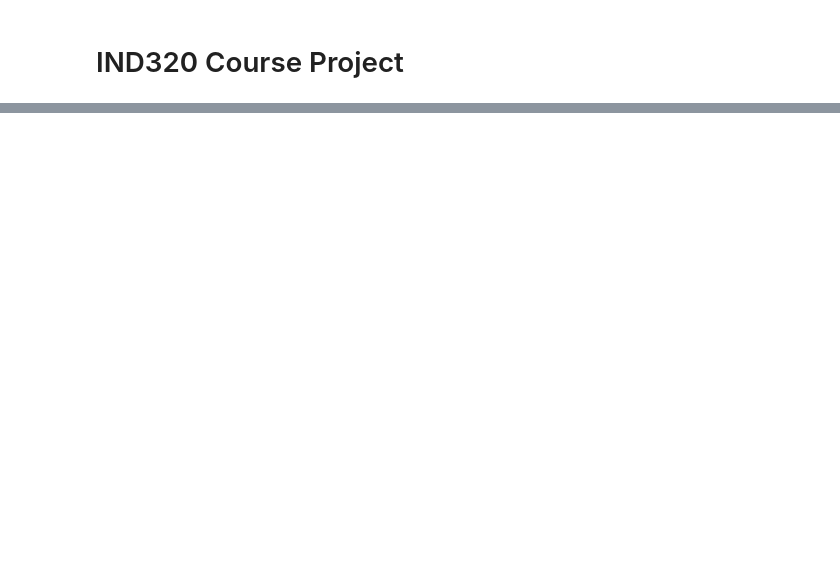
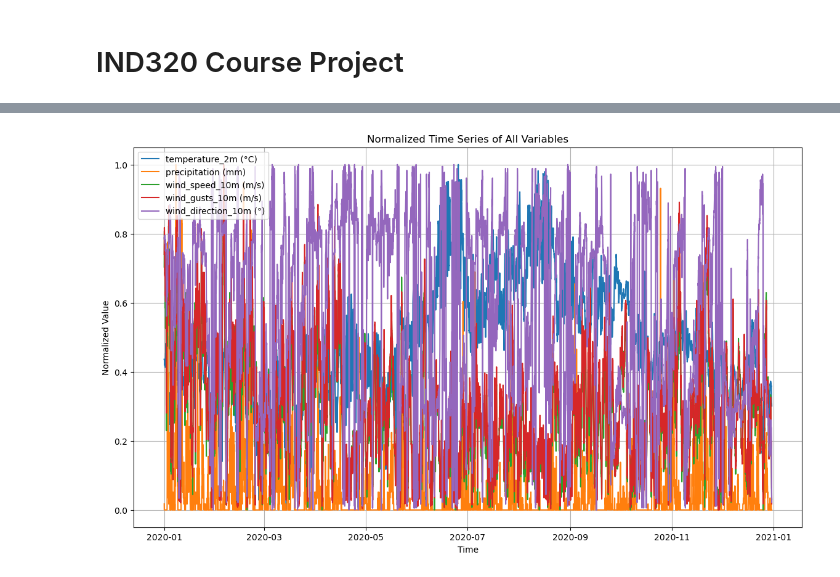
Before and after one commit to HenrikEngd/IND320-HenrikEngdal-Project, a Jupyter notebook: Notebook.ipynb, the cells around one changed output, grey strips where cells are left out. Drawn from its saved outputs; the diff is of its cells as text; code cells hidden in the pictures; blank space fills up the shorter version.

```diff
--- a/Notebook.ipynb
+++ b/Notebook.ipynb
@@ -440,0 +93,16 @@ else:
+# %%
+import matplotlib.pyplot as plt
+
+# Define a list of colors (expand or change as needed)
+colors = ['#1f77b4', '#ff7f0e', '#2ca02c', '#d62728', '#d9b1ff', '#8c564b']
+
+# Plot each column against time
+for i, column in enumerate(df.columns.drop('time')):
+    plt.figure(figsize=(10, 5))
+    plt.plot(df['time'], df[column], label=column, color=colors[i % len(colors)])
+    plt.xlabel('Time')
+    plt.ylabel(column)
+    plt.title(f'Time Series of {column}')
+    plt.legend()
+    plt.grid()
+    plt.show()
@@ -440,0 +115,18 @@ else:
+# %%
+# Normalize the data for better comparison since they are on different scales
+df_normalized = df.copy()
+for column in df.columns.drop('time'):
+    df_normalized[column] = (df[column] - df[column].min()) / (df[column].max() - df[column].min())
+
+# Plot normalized data
+plt.figure(figsize=(14, 8))
+for i, column in enumerate(df_normalized.columns.drop('time')):
+    plt.plot(df_normalized['time'], df_normalized[column], label=column, color=colors[i % len(colors)])
+plt.xlabel('Time')
+plt.ylabel('Normalized Value')
+plt.title('Normalized Time Series of All Variables')
+plt.legend()
+plt.grid()
+plt.show()
+# %% [output]
+[figure, added]
```
Also changed, not shown: parts of 37 cells of this notebook, 5 other files.
